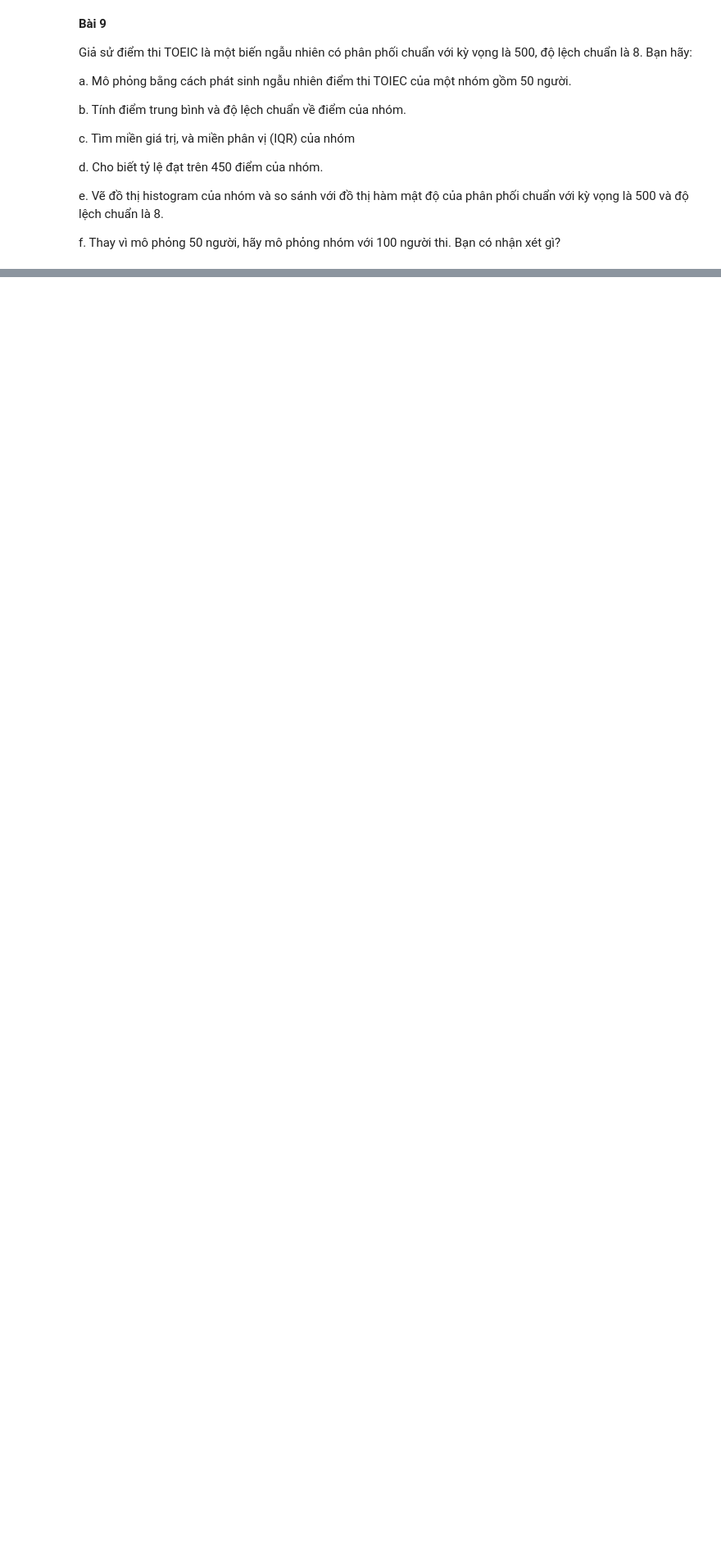
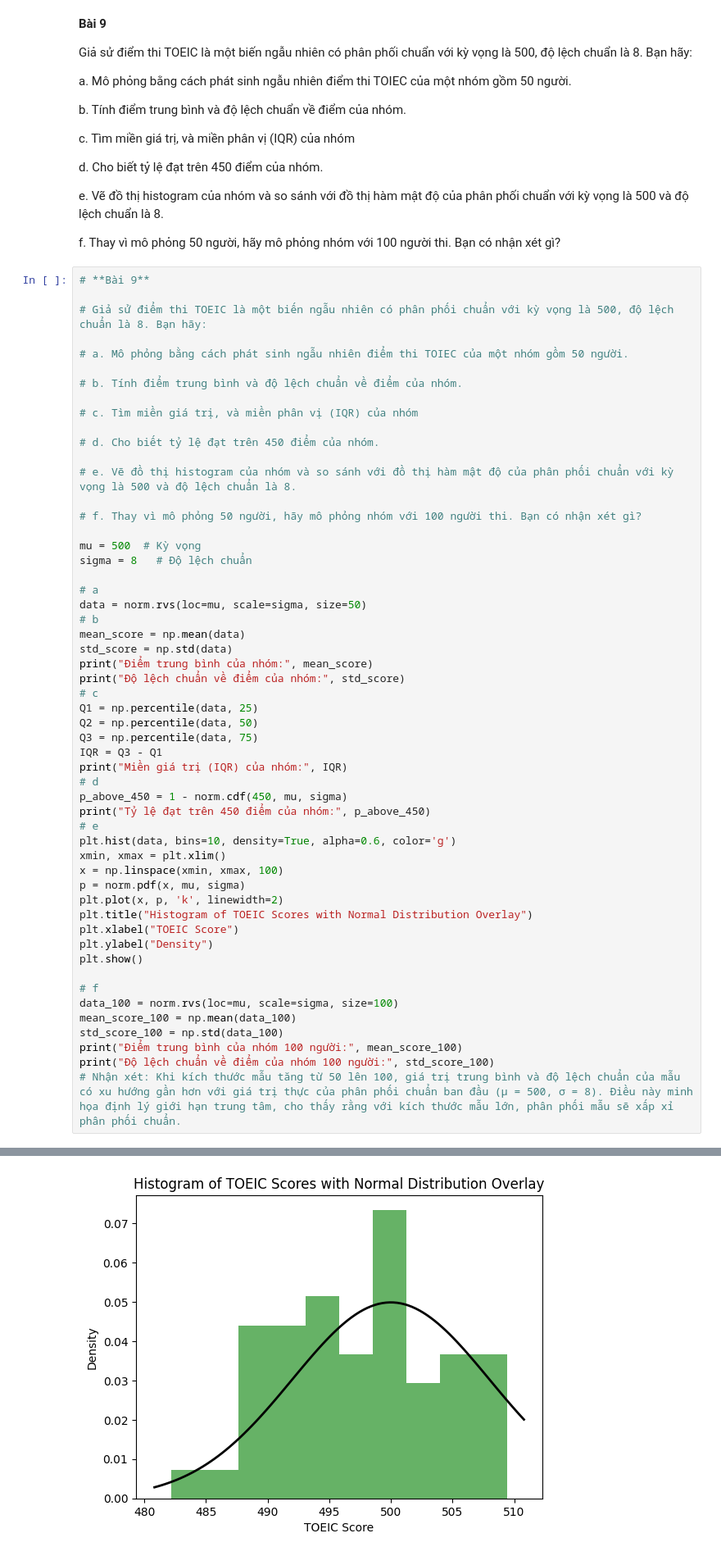
Before and after one commit to tano-dev/Pattern-Recognition-and-Machine-Learning, a Jupyter notebook: Week 2/Lab2_Ex1.ipynb, the cells around one changed output, grey strips where cells are left out. Shown at 82% size. Cells and saved outputs as stored; diff of their text form; blank space fills up the shorter version.

```diff
--- a/Week 2/Lab2_Ex1.ipynb
+++ b/Week 2/Lab2_Ex1.ipynb
@@ -407,3 +420,58 @@ d. Cho biết tỷ lệ đạt trên 450 điểm của nhóm.
 e. Vẽ đồ thị histogram của nhóm và so sánh với đồ thị hàm mật độ của phân phối chuẩn với kỳ vọng là 500 và độ lệch chuẩn là 8.
 
 f. Thay vì mô phỏng 50 người, hãy mô phỏng nhóm với 100 người thi. Bạn có nhận xét gì?
+# %%
+# **Bài 9**
+
+# Giả sử điểm thi TOEIC là một biến ngẫu nhiên có phân phối chuẩn với kỳ vọng là 500, độ lệch chuẩn là 8. Bạn hãy:
+
+# a. Mô phỏng bằng cách phát sinh ngẫu nhiên điểm thi TOIEC của một nhóm gồm 50 người.
+
+# b. Tính điểm trung bình và độ lệch chuẩn về điểm của nhóm.
+
+# c. Tìm miền giá trị, và miền phân vị (IQR) của nhóm
+
+# d. Cho biết tỷ lệ đạt trên 450 điểm của nhóm.
+
+# e. Vẽ đồ thị histogram của nhóm và so sánh với đồ thị hàm mật độ của phân phối chuẩn với kỳ vọng là 500 và độ lệch chuẩn là 8.
+
+# f. Thay vì mô phỏng 50 người, hãy mô phỏng nhóm với 100 người thi. Bạn có nhận xét gì?
+
+mu = 500  # Kỳ vọng
+sigma = 8   # Độ lệch chuẩn
+
+# a
+data = norm.rvs(loc=mu, scale=sigma, size=50)
+# b
+mean_score = np.mean(data)
+std_score = np.std(data)
+print("Điểm trung bình của nhóm:", mean_score)
+print("Độ lệch chuẩn về điểm của nhóm:", std_score)
+# c
+Q1 = np.percentile(data, 25)
+Q2 = np.percentile(data, 50)
+Q3 = np.percentile(data, 75)
+IQR = Q3 - Q1
+print("Miền giá trị (IQR) của nhóm:", IQR)
+# d
+p_above_450 = 1 - norm.cdf(450, mu, sigma)
+print("Tỷ lệ đạt trên 450 điểm của nhóm:", p_above_450)
+# e
+plt.hist(data, bins=10, density=True, alpha=0.6, color='g')
+xmin, xmax = plt.xlim()
+x = np.linspace(xmin, xmax, 100)
+p = norm.pdf(x, mu, sigma)
+plt.plot(x, p, 'k', linewidth=2)
+plt.title("Histogram of TOEIC Scores with Normal Distribution Overlay")
+plt.xlabel("TOEIC Score")
+plt.ylabel("Density")
+plt.show()
+
+# f
+data_100 = norm.rvs(loc=mu, scale=sigma, size=100)
+mean_score_100 = np.mean(data_100)
+std_score_100 = np.std(data_100)
+print("Điểm trung bình của nhóm 100 người:", mean_score_100)
+print("Độ lệch chuẩn về điểm của nhóm 100 người:", std_score_100)
+# Nhận xét: Khi kích thước mẫu tăng từ 50 lên 100, giá trị trung bình và độ lệch chuẩn của mẫu có xu hướng gần hơn với giá trị thực của phân phối chuẩn ban đầu (µ = 500, σ = 8). Điều này minh họa định lý giới hạn trung tâm, cho thấy rằng với kích thước mẫu lớn, phân phối mẫu sẽ xấp xỉ phân phối chuẩn.
+# %% [output]
@@ -409,0 +482 @@ f. Thay vì mô phỏng 50 người, hãy mô phỏng nhóm với 100 người t
+[figure, added]
```
Also changed, not shown: parts of 8 cells of this notebook, 6 other files.
